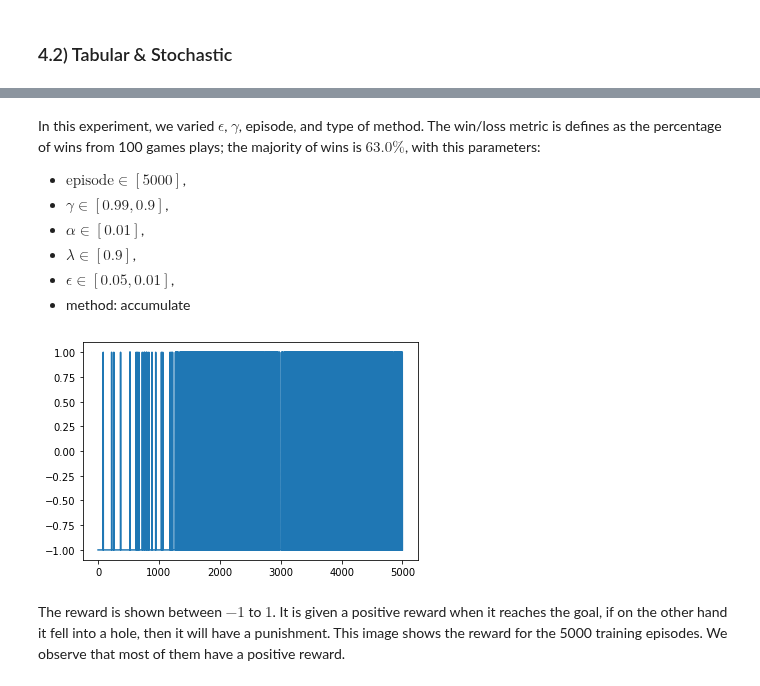
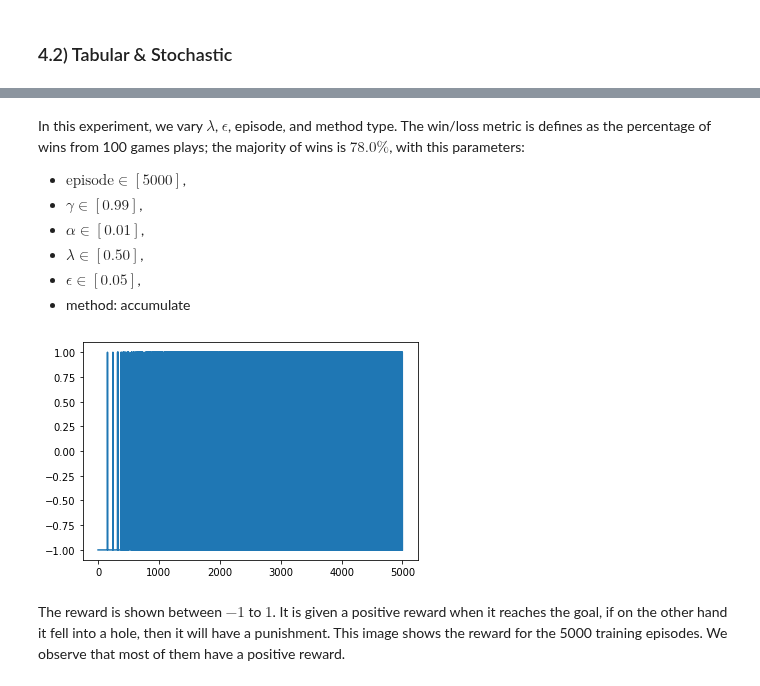
Before and after one commit to thurbridi/mo436-project-1, a Jupyter notebook: notebooks/project_1.ipynb, the cells around one changed output, grey strips where cells are left out. Drawn from its saved outputs; the diff is of its cells as text; code cells hidden in the pictures.

```diff
--- a/notebooks/project_1.ipynb
+++ b/notebooks/project_1.ipynb
@@ -586,19 +586,19 @@ report_sarsa(stochastic = True)
 # %% [markdown]
-In this experiment, we varied $\epsilon$, $\gamma$, episode, and type of method. The win/loss metric is defines as the percentage of wins from 100 games plays; the majority of wins is $63.0\%$, with this parameters:
+In this experiment, we vary $\lambda$, $\epsilon$, episode, and method type. The win/loss metric is defines as the percentage of wins from 100 games plays; the majority of wins is $78.0\%$, with this parameters:
 
 * $\text{episode} \in [5000]$,
-* $\gamma \in [0.99, 0.9]$,
+* $\gamma \in [0.99]$,
 * $\alpha \in [0.01]$,
-* $\lambda \in [0.9]$,
-* $\epsilon \in [0.05, 0.01]$,
+* $\lambda \in [0.50]$,
+* $\epsilon \in [0.05]$,
 * method: accumulate
 # %%
 env = gym.make('FrozenLake8x8-v1', is_slippery=True)
-Q_ssarsa, E_ssarsa, stats, _ = sarsa_lambda(env, 5000, 0.99, 0.01, 0.9, 0.05, 'accumulate')
+Q_ssarsa, E_ssarsa, stats, _ = sarsa_lambda(env, 5000, 0.99, 0.01, 0.5, 0.05, 'accumulate')
 plt.plot(stats)
 plt.show()
 # %% [output]
-[figure, old version]
+[figure, new version]
 # %% [markdown]
 The reward is shown between $-1$ to $1$. It is given a positive reward when it reaches the goal, if on the other hand it fell into a hole, then it will have a punishment. This image shows the reward for the 5000 training episodes. We observe that most of them have a positive reward.
 # %% [markdown]
```
Also changed, not shown: parts of 27 cells of this notebook, 2 other files.
